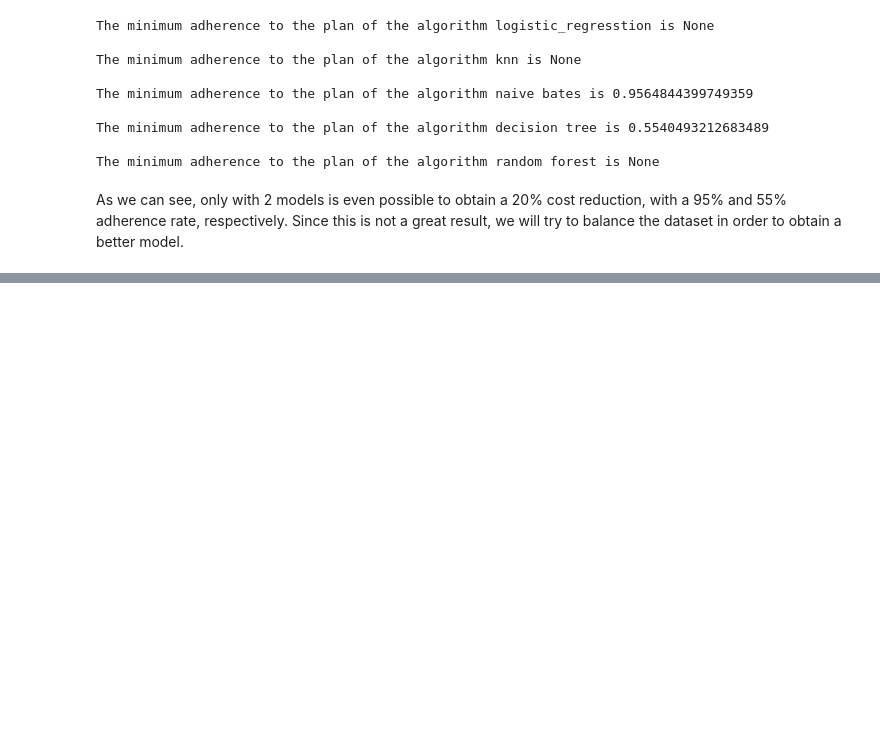
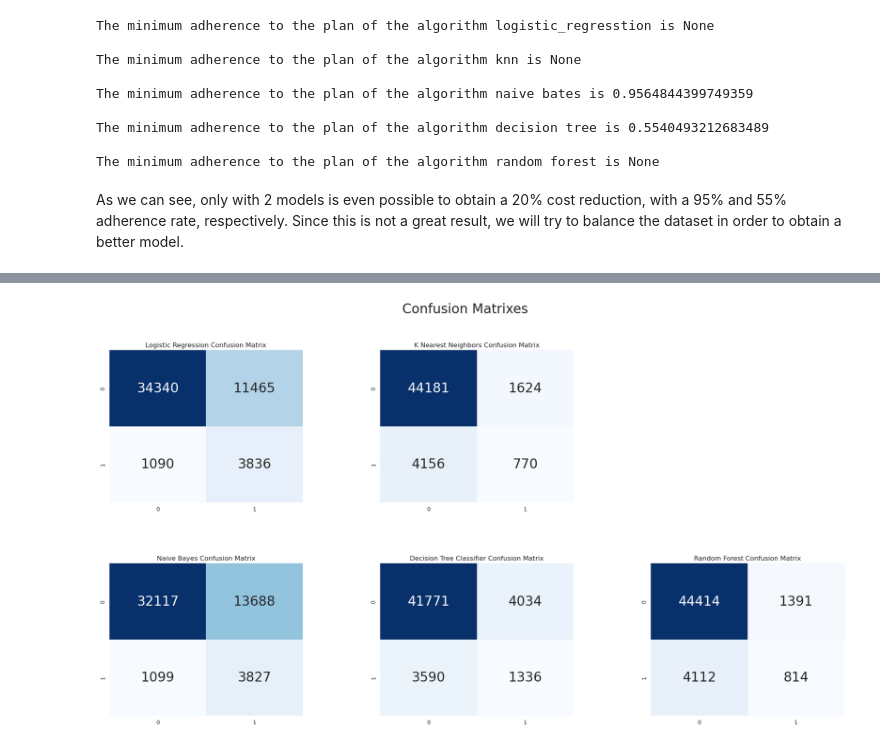
Before and after one commit to acrulopez/heart-attack-prediction, a Jupyter notebook: Project.ipynb, the cells around one changed output, grey strips where cells are left out. Saved outputs shown, nothing was run; the diff lists cells and outputs as text; code cells hidden in the pictures; blank space fills up the shorter version.

```diff
--- a/Project.ipynb
+++ b/Project.ipynb
@@ -421,0 +551,45 @@ As we can see, only with 2 models is even possible to obtain a 20% cost reductio
+# %%
+y_head_lr = lr.predict(x_test)
+knn3 = KNeighborsClassifier(n_neighbors = 3)
+knn3.fit(x_train, y_train)
+y_head_knn = knn3.predict(x_test)
+y_head_nb = nb.predict(x_test)
+y_head_dtc = dtc.predict(x_test)
+y_head_rf = rf.predict(x_test)
+# %%
+from sklearn.metrics import confusion_matrix
+
+cm_lr = confusion_matrix(y_test,y_head_lr)
+cm_knn = confusion_matrix(y_test,y_head_knn)
+cm_nb = confusion_matrix(y_test,y_head_nb)
+cm_dtc = confusion_matrix(y_test,y_head_dtc)
+cm_rf = confusion_matrix(y_test,y_head_rf)
+# %%
+plt.figure(figsize=(24,12))
+
+plt.suptitle("Confusion Matrixes",fontsize=24)
+plt.subplots_adjust(wspace = 0.4, hspace= 0.4)
+
+plt.subplot(2,3,1)
+plt.title("Logistic Regression Confusion Matrix")
+sns.heatmap(cm_lr,annot=True,cmap="Blues",fmt="d",cbar=False, annot_kws={"size": 24})
+
+plt.subplot(2,3,2)
+plt.title("K Nearest Neighbors Confusion Matrix")
+sns.heatmap(cm_knn,annot=True,cmap="Blues",fmt="d",cbar=False, annot_kws={"size": 24})
+
+plt.subplot(2,3,4)
+plt.title("Naive Bayes Confusion Matrix")
+sns.heatmap(cm_nb,annot=True,cmap="Blues",fmt="d",cbar=False, annot_kws={"size": 24})
+
+plt.subplot(2,3,5)
+plt.title("Decision Tree Classifier Confusion Matrix")
+sns.heatmap(cm_dtc,annot=True,cmap="Blues",fmt="d",cbar=False, annot_kws={"size": 24})
+
+plt.subplot(2,3,6)
+plt.title("Random Forest Confusion Matrix")
+sns.heatmap(cm_rf,annot=True,cmap="Blues",fmt="d",cbar=False, annot_kws={"size": 24})
+
+plt.show()
+# %% [output]
+[figure, added]
```
Also changed, not shown: parts of 11 cells of this notebook.
